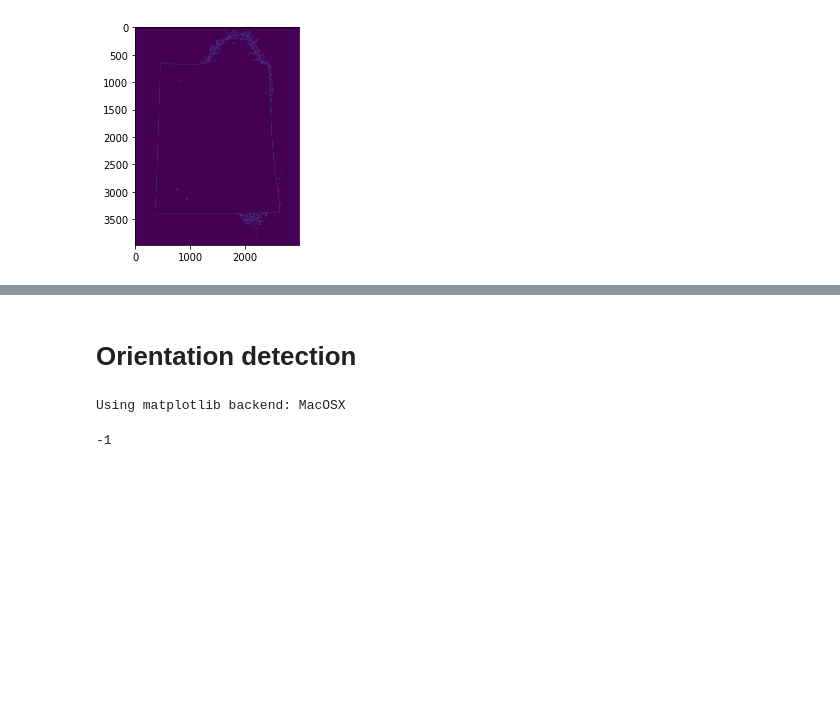
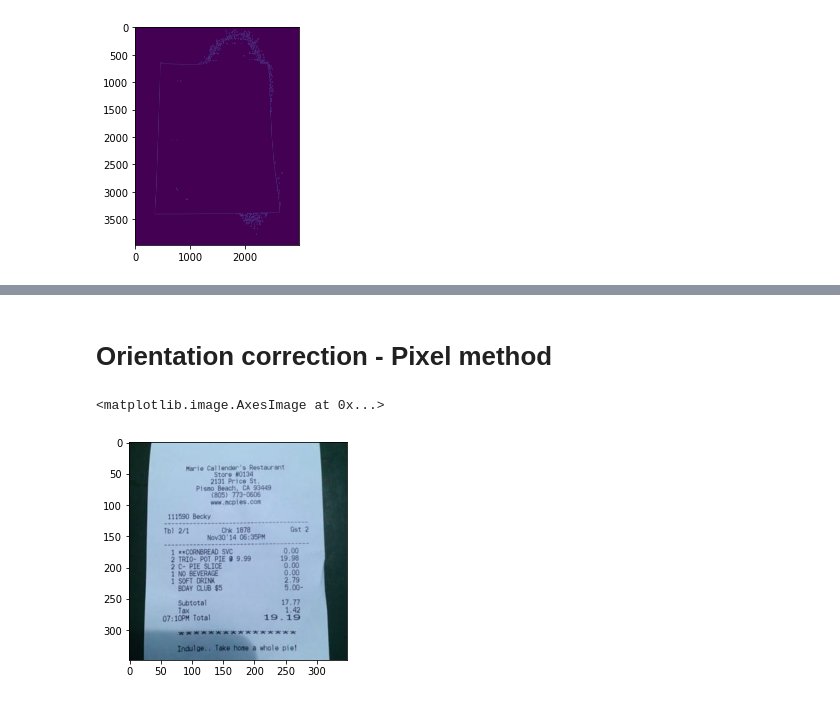
Before and after one commit to JonathanGriffiths94/Opteeq_Task_B, a Jupyter notebook: Notebooks/Task_B_Image_Processing.ipynb, the cells around one changed output, grey strips where cells are left out. Saved outputs shown, nothing was run; the diff lists cells and outputs as text; code cells hidden in the pictures; blank space fills up the shorter version.

```diff
--- a/Notebooks/Task_B_Image_Processing.ipynb
+++ b/Notebooks/Task_B_Image_Processing.ipynb
@@ -282,5 +185,5 @@ for c in cnts:
 # %% [markdown]
-# Orientation detection
+# Orientation correction - Pixel method
 # %%
 def detect_angle(img: 'numpy.ndarray') -> int:
     """
@@ -348,48 +251,12 @@ def rotate_image(img: 'numpy:ndarray') -> 'numpy.ndarray':
         return cv2.rotate(img, cv2.ROTATE_90_CLOCKWISE)
     elif img_angle == 180:
         return cv2.rotate(img, cv2.ROTATE_180)
-# %%
-import cv2
-%matplotlib auto
-
-path = img_paths[0]
-im_path = os.path.abspath('data/' + path)
-img = cv2.imread(im_path)
-
-# variables
-ix = -1
-iy = -1
-drawing = False
-
-def draw_reactangle_with_drag(event, x, y, flags, param):
-    global ix, iy, drawing, img
-    if event == cv2.EVENT_LBUTTONDOWN:
-        drawing = True
-        ix = x
-        iy = y
-
-
-    elif event == cv2.EVENT_MOUSEMOVE:
-        if drawing == True:
-            img2 = cv2.imread(im_path)
-            cv2.rectangle(img2, pt1=(ix,iy), pt2=(x, y),color=(0,255,255),thickness=10)
-            img = img2
-
-    elif event == cv2.EVENT_LBUTTONUP:
-        drawing = False
-        img2 = cv2.imread(im_path)
-        cv2.rectangle(img2, pt1=(ix,iy), pt2=(x, y),color=(0,255,255),thickness=10)
-        img = img2
-
-cv2.namedWindow(winname= "Title of Popup Window")
-cv2.setMouseCallback("Title of Popup Window", draw_reactangle_with_drag)
-
-while True:
-    cv2.imshow("Title of Popup Window", img)
-    if cv2.waitKey(10) == 27:
-        break
-cv2.destroyAllWindows()
-cv2.waitKey(1)
-# %% [output]
-Using matplotlib backend: MacOSX
--1
+# %%
+im_path = os.path.abspath('data/test_images/1193-receipt.jpg')
+
+img = cv2.imread(im_path)
+
+plt.imshow(img)
+# %% [output]
+<matplotlib.image.AxesImage at 0x...>
+[figure, added]
```
Also changed, not shown: parts of 16 cells of this notebook, 9 other files.
